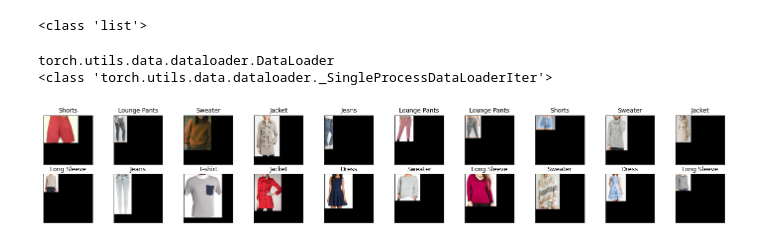
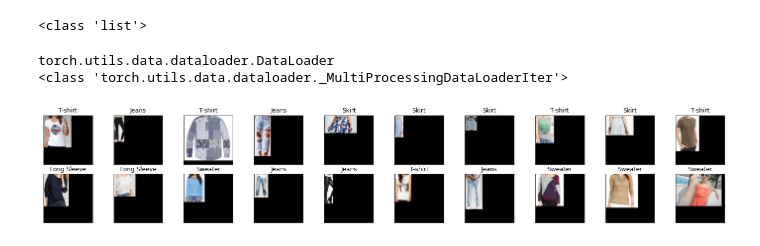
Before and after one commit to fnavab/APS360-project, a Jupyter notebook: Data_Processing.ipynb, the cells around one changed output. Drawn from its saved outputs; the diff is of its cells as text; code cells hidden in the pictures.

```diff
--- a/Data_Processing.ipynb
+++ b/Data_Processing.ipynb
@@ -142,27 +337,51 @@ torch.save(processed_imgs, "imgs.pt")
 # %%
-clothing_images = torch.load("imgs.pt")
+clothing_images = torch.load("images.pt")
 print(type(clothing_images))
 # %% [output]
 <class 'list'>
+# %%
+### DATA SPLITTING ###
+# Get the list of indices to sample from
+indices = list(range(len(clothing_images)))
+
+# Split into train, validation, and test (60/20/20)
+np.random.seed(1000) #fixed numpy random seed for reproducible shuffling
+np.random.shuffle(indices)
+train_split = int(len(indices) * 0.6) #split at 60% for 60/20/20 ratio
+val_split = int(len(indices) * 0.2) + train_split
+
+train_indices, val_indices, test_indices = indices[:train_split], indices[train_split:val_split], indices[val_split:]
+
+# Create data loaders for train, validation, and test sets
+batch_size=32
+
+train_sampler = SubsetRandomSampler(train_indices)
+train_loader = torch.utils.data.DataLoader(clothing_images, batch_size=batch_size,
+                                            num_workers=1, sampler=train_sampler)
+
+val_sampler = SubsetRandomSampler(val_indices)
+val_loader = torch.utils.data.DataLoader(clothing_images, batch_size=batch_size,
+                                          num_workers=1, sampler=val_sampler)
+
+test_sampler = SubsetRandomSampler(test_indices)
+test_loader = torch.utils.data.DataLoader(clothing_images, batch_size=batch_size,
+                                          num_workers=1, sampler=test_sampler)
 # %%
-# test a different batch size
-dataloader_32 = torch.utils.data.DataLoader(clothing_images, batch_size=32, shuffle=True)
-
 # obtain one batch of training images
-print(type(dataloader_32))
-dataiter = iter(dataloader_32)
+print(type(train_loader))
+dataiter = iter(train_loader)
 print(type(dataiter))
 images, labels = dataiter.next()
 images = images.numpy() # convert images to numpy for display
 
 # plot the images in the batch, along with the corresponding labels
 classes = ["T-shirt", "Long Sleeve", "Jeans", "Lounge Pants", "Shorts", "Skirt", "Sweater", "Dress", "Jacket"]
 fig = plt.figure(figsize=(25, 4))
 for idx in np.arange(20):
     ax = fig.add_subplot(2, 20/2, idx+1, xticks=[], yticks=[])
     plt.imshow(images[idx])
     ax.set_title(classes[labels[idx]])
 # %% [output]
 torch.utils.data.dataloader.DataLoader
-<class 'torch.utils.data.dataloader._SingleProcessDataLoaderIter'>
+<class 'torch.utils.data.dataloader._MultiProcessingDataLoaderIter'>
-[figure, old version]
+[figure, new version]
```
Also changed, not shown: parts of 15 cells of this notebook.
